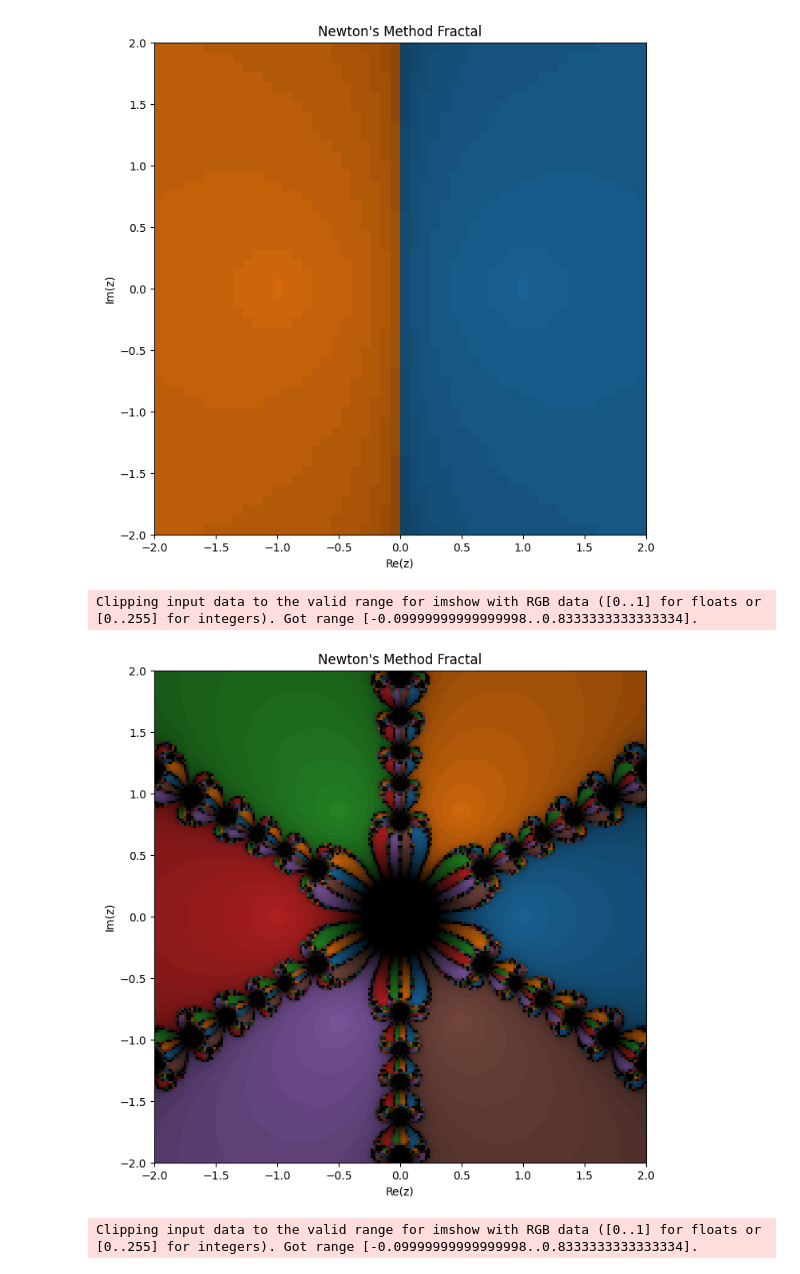
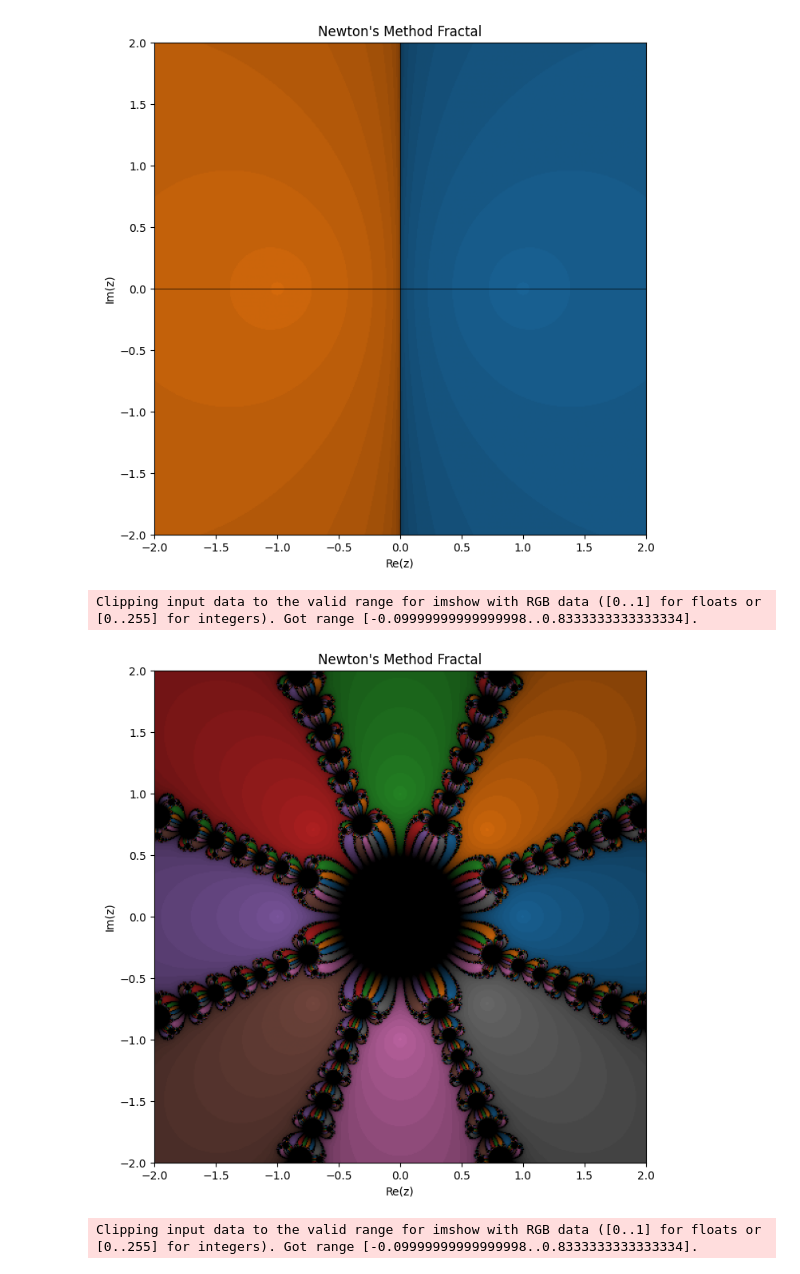
Before and after one commit to IC-Metodos-Numericos/Newton-Raphson, a Jupyter notebook: 2d/python/newton2dTests.ipynb, the cells around one changed output. Drawn from its saved outputs; the diff is of its cells as text; code cells hidden in the pictures.

```diff
--- a/2d/python/newton2dTests.ipynb
+++ b/2d/python/newton2dTests.ipynb
@@ -6,18 +6,18 @@ n = 2
 f = lambda z: z**n - 1
 df = lambda z: n*z**(n-1)
 roots = np.array([np.exp(2j * np.pi * k / n) for k in range(n)])
-newton_fractal_plot(f=f, df = df,roots=roots, resolution=50, axiss=False, tol=1e-6)
+newton_fractal_plot(f=f, df = df,roots=roots, resolution=500, axiss=True, tol=1e-6)
 # %% [output]
-[figure, old version]
+[figure, new version]
 # %%
-n = 6
+n = 8
 f = lambda z: z**n - 1
 df = lambda z: n*z**(n-1)
 roots = np.array([np.exp(2j * np.pi * k / n) for k in range(n)])
-newton_fractal_plot(f=f, df = df,roots=roots, resolution=200, axiss=False, tol=1e-6 )
+newton_fractal_plot(f=f, df = df,roots=roots, resolution=500, axiss=False, tol=1e-6 )
 # %% [output]
 Clipping input data to the valid range for imshow with RGB data ([0..1] for floats or [0..255] for integers). Got range [-0.09999999999999998..0.8333333333333334].
-[figure, old version]
+[figure, new version]
 # %%
 f = lambda z: 3*z**5 + z**4 - z**2 + z - 1
 df = lambda z: 15*z**4 + 4*z**3 - 2*z + 1
```
Also changed, not shown: parts of 1 cell of this notebook.
